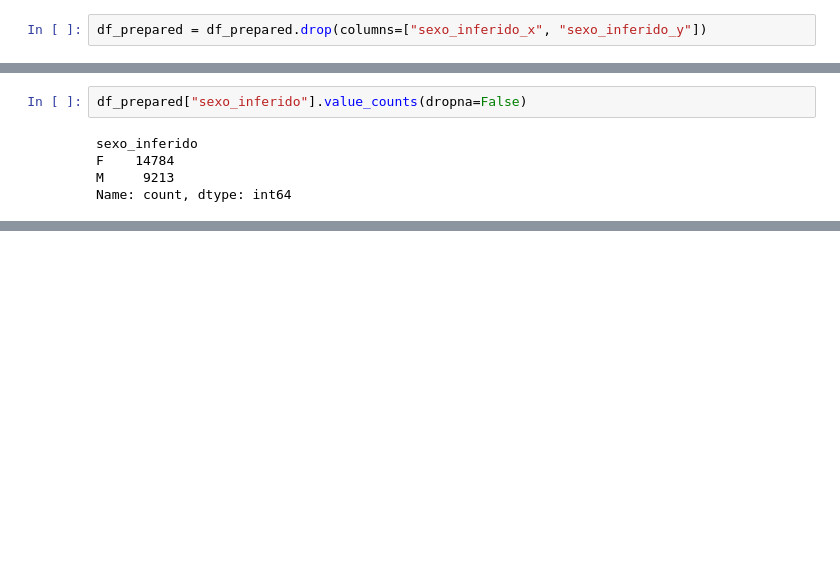
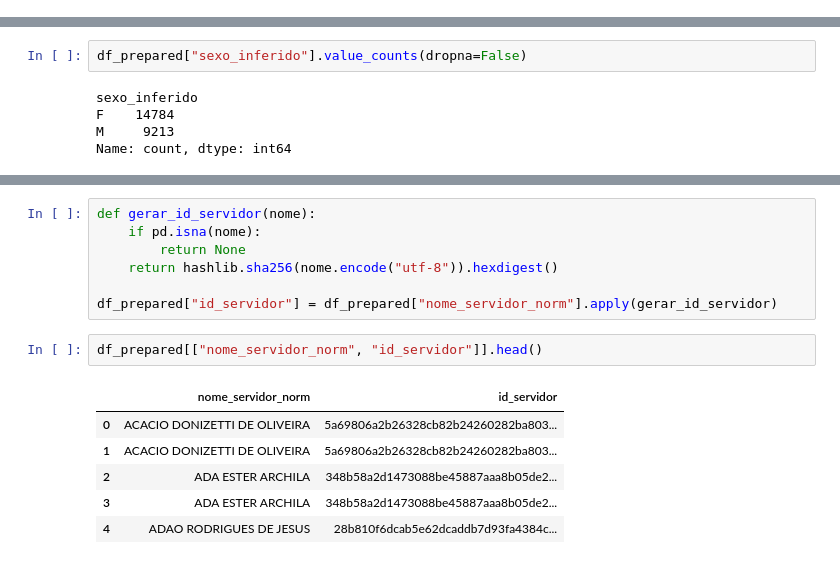
Before and after one commit to oguidenardi/folha_pagamento_santa_rita_2025, a Jupyter notebook: notebooks/03_data_preparation.ipynb, the cells around one changed output, grey strips where cells are left out. Cells and saved outputs as stored; diff of their text form; blank space fills up the shorter version.

Commit message:
feat: anonimização de servidores via hash e correções no data preparation

```diff
--- a/notebooks/03_data_preparation.ipynb
+++ b/notebooks/03_data_preparation.ipynb
@@ -242,8 +243,6 @@ def normalizar_nome(nome):
 
 df_prepared["nome_servidor_norm"] = normalizar_nome(df_prepared["nome"])
 df_sexo_serv["nome_servidor_norm"] = normalizar_nome(df_sexo_serv["nome_servidor"])
-# %%
-df_prepared = df_prepared.drop(columns=["sexo_inferido_x", "sexo_inferido_y"])
 # %%
 df_prepared = df_prepared.merge(
     df_sexo_serv[["nome_servidor_norm", "sexo_inferido"]],
@@ -268,0 +303,16 @@ df_prepared.head()
+# %%
+def gerar_id_servidor(nome):
+    if pd.isna(nome):
+        return None
+    return hashlib.sha256(nome.encode("utf-8")).hexdigest()
+
+df_prepared["id_servidor"] = df_prepared["nome_servidor_norm"].apply(gerar_id_servidor)
+# %%
+df_prepared[["nome_servidor_norm", "id_servidor"]].head()
+# %% [output]
+|  | nome_servidor_norm | id_servidor |
+| 0 | ACACIO DONIZETTI DE OLIVEIRA | 5a69806a2b26328cb82b24260282ba803... |
+| 1 | ACACIO DONIZETTI DE OLIVEIRA | 5a69806a2b26328cb82b24260282ba803... |
+| 2 | ADA ESTER ARCHILA | 348b58a2d1473088be45887aaa8b05de2... |
+| 3 | ADA ESTER ARCHILA | 348b58a2d1473088be45887aaa8b05de2... |
+| 4 | ADAO RODRIGUES DE JESUS | 28b810f6dcab5e62dcaddb7d93fa4384c... |
```
Also changed, not shown: parts of 2 cells of this notebook.
